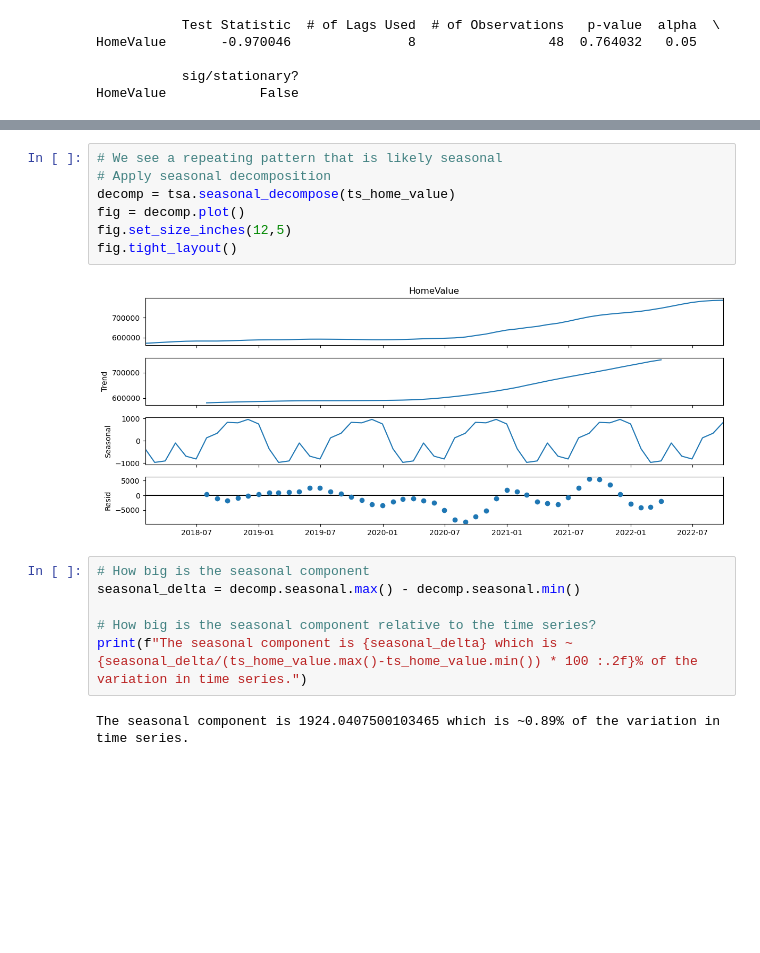
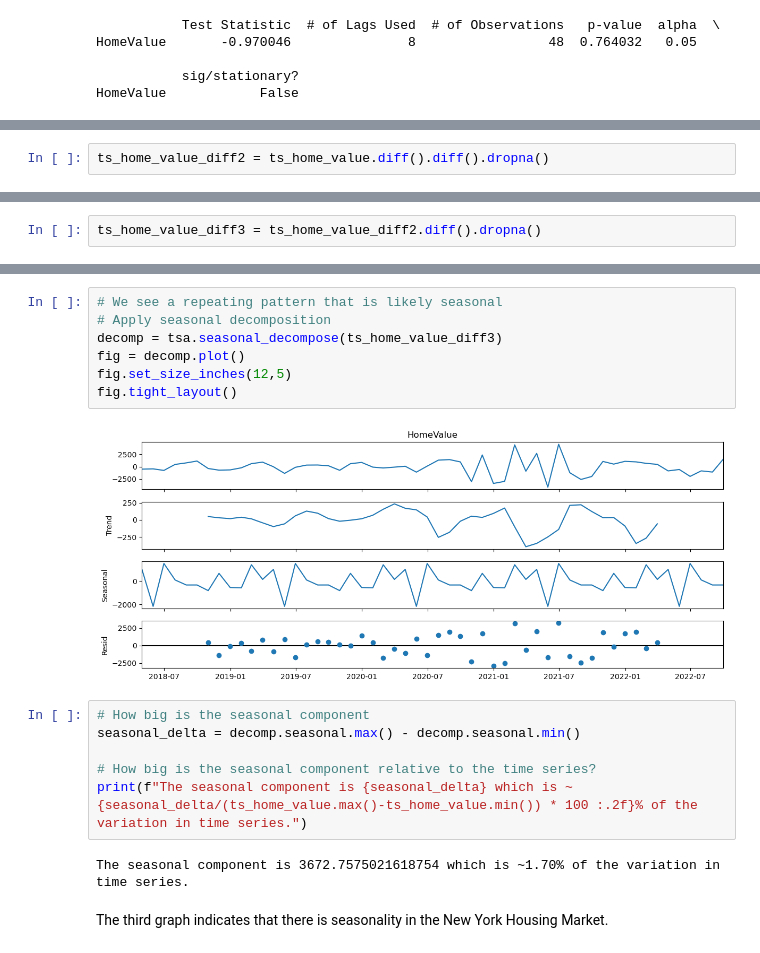
Before and after one commit to JamesCraig35/Preparing-Time-Series-from-Wide-Form-Data--Core-, a Jupyter notebook: Gridsearch SARIMA Models (Core).ipynb, the cells around one changed output, grey strips where cells are left out. Drawn from its saved outputs; the diff is of its cells as text; blank space fills up the shorter version.

```diff
--- a/Gridsearch SARIMA Models (Core).ipynb
+++ b/Gridsearch SARIMA Models (Core).ipynb
@@ -313,0 +289,2 @@ ts_home_value.plot()
+# %%
+ts_home_value_diff2 = ts_home_value.diff().diff().dropna()
@@ -313,0 +302,2 @@ ts_home_value.plot()
+# %%
+ts_home_value_diff3 = ts_home_value_diff2.diff().dropna()
@@ -314,12 +315,12 @@ ts_home_value.plot()
 # %%
 # We see a repeating pattern that is likely seasonal
 # Apply seasonal decomposition
-decomp = tsa.seasonal_decompose(ts_home_value)
+decomp = tsa.seasonal_decompose(ts_home_value_diff3)
 fig = decomp.plot()
 fig.set_size_inches(12,5)
 fig.tight_layout()
 # %% [output]
-[figure, old version]
+[figure, new version]
 # %%
 # How big is the seasonal component
 seasonal_delta = decomp.seasonal.max() - decomp.seasonal.min()
@@ -327,7 +328,9 @@ seasonal_delta = decomp.seasonal.max() - decomp.seasonal.min()
 # How big is the seasonal component relative to the time series?
 print(f"The seasonal component is {seasonal_delta} which is ~{seasonal_delta/(ts_home_value.max()-ts_home_value.min()) * 100 :.2f}% of the variation in time series.")
 # %% [output]
-The seasonal component is 1924.0407500103465 which is ~0.89% of the variation in time series.
+The seasonal component is 3672.7575021618754 which is ~1.70% of the variation in time series.
+# %% [markdown]
+The third graph indicates that there is seasonality in the New York Housing Market.
 # %%
 # Narrow down the date range of the plot
 seasonal = decomp.seasonal
```
Also changed, not shown: parts of 26 cells of this notebook.
